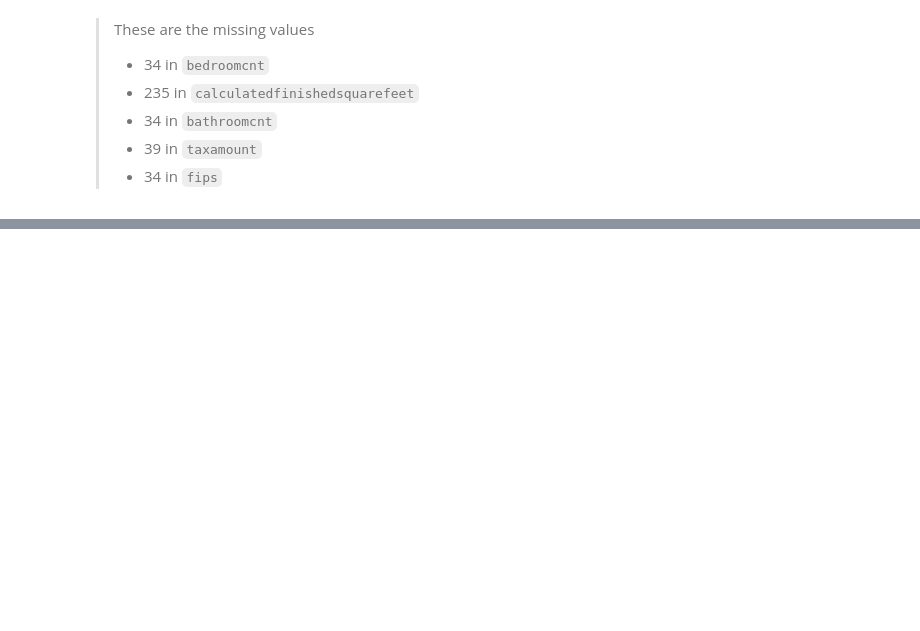
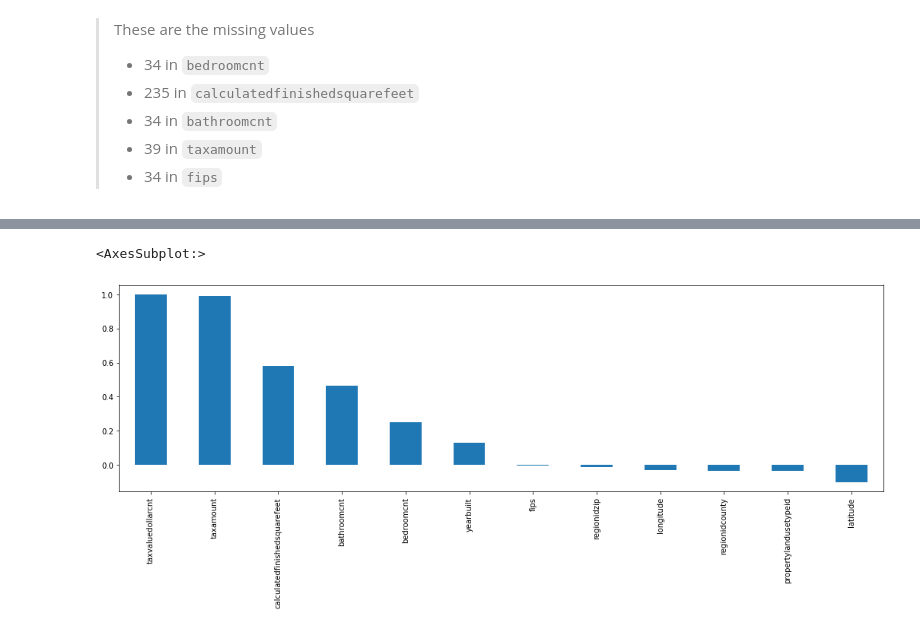
Before and after one commit to mariamnaqvi/predicting_property_values, a Jupyter notebook: scratchpad.ipynb, the cells around one changed output, grey strips where cells are left out. Saved outputs shown, nothing was run; the diff lists cells and outputs as text; code cells hidden in the pictures; blank space fills up the shorter version.

```diff
--- a/scratchpad.ipynb
+++ b/scratchpad.ipynb
@@ -64,0 +145,6 @@ Name: fips, dtype: int64
+# %%
+# check correlation of features with the target variable
+train.corr().taxvaluedollarcnt.sort_values(ascending=False).plot(kind='bar', figsize=(18,5))
+# %% [output]
+<AxesSubplot:>
+[figure, added]
```
Also changed, not shown: parts of 16 cells of this notebook.
